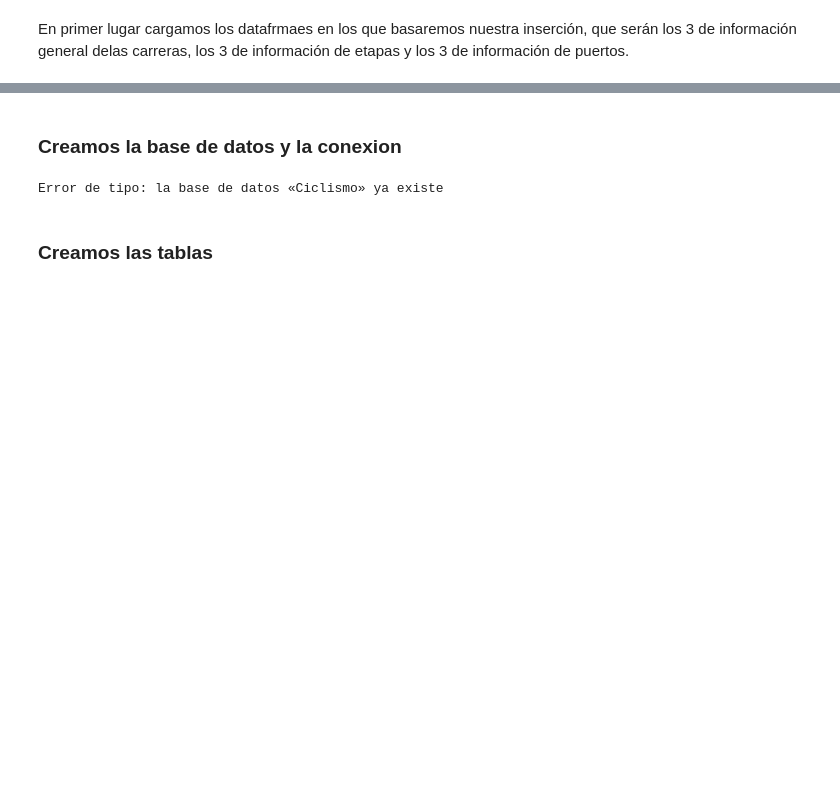
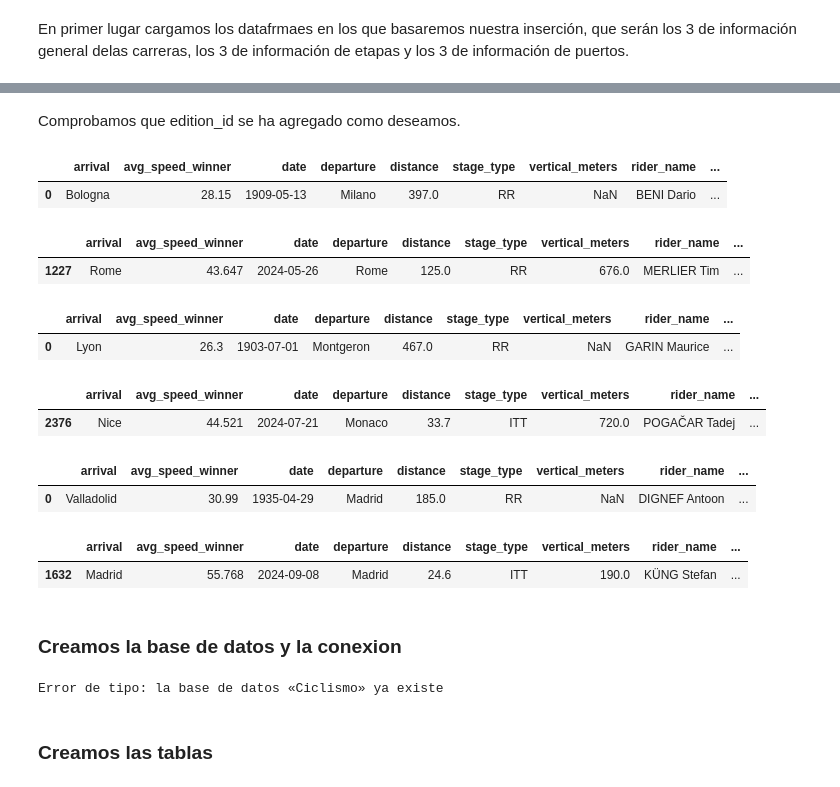
Before and after one commit to Rcm89/Proyecto5-RecorridosCiclsitas, a Jupyter notebook: notebooks/5-carga-base-de-datos.ipynb, the cells around one changed output, grey strips where cells are left out. Drawn from its saved outputs; the diff is of its cells as text; code cells hidden in the pictures; blank space fills up the shorter version.

```diff
--- a/notebooks/5-carga-base-de-datos.ipynb
+++ b/notebooks/5-carga-base-de-datos.ipynb
@@ -65,0 +108,9 @@ df_puertos_vuelta_completo=pd.read_csv('../datos/datos_api_geopy/datos_transform
+# %%
+rangos_exclusion_giro = [(1915, 1918), (1945, 1948)]
+df_etapas_giro = insertar_filas_nulas(df_etapas_giro,rangos_exclusion_giro)
+# %%
+rangos_exclusion_tour = [(1915, 1918), (1940, 1946)]
+df_etapas_giro = insertar_filas_nulas(df_etapas_giro,rangos_exclusion_tour)
+# %%
+rangos_exclusion_vuelta = [(1937, 1940), (1943, 1944),(1949,),(1951,  1954)]
+df_etapas_giro = insertar_filas_nulas(df_etapas_giro,rangos_exclusion_giro)
@@ -66,3 +150,35 @@ df_puertos_vuelta_completo=pd.read_csv('../datos/datos_api_geopy/datos_transform
+# %% [markdown]
+Comprobamos que edition_id se ha agregado como deseamos.
+# %%
+df_etapas_giro.head(1)
+# %% [output]
+|  | arrival | avg_speed_winner | date | departure | distance | stage_type | vertical_meters | rider_name | ... |
+| 0 | Bologna | 28.15 | 1909-05-13 | Milano | 397.0 | RR | NaN | BENI Dario | ... |
+# %%
+df_etapas_giro.tail(1)
+# %% [output]
+|  | arrival | avg_speed_winner | date | departure | distance | stage_type | vertical_meters | rider_name | ... |
+| 1227 | Rome | 43.647 | 2024-05-26 | Rome | 125.0 | RR | 676.0 | MERLIER Tim | ... |
+# %%
+df_etapas_tour.head(1)
+# %% [output]
+|  | arrival | avg_speed_winner | date | departure | distance | stage_type | vertical_meters | rider_name | ... |
+| 0 | Lyon | 26.3 | 1903-07-01 | Montgeron | 467.0 | RR | NaN | GARIN Maurice | ... |
+# %%
+df_etapas_tour.tail(1)
+# %% [output]
+|  | arrival | avg_speed_winner | date | departure | distance | stage_type | vertical_meters | rider_name | ... |
+| 2376 | Nice | 44.521 | 2024-07-21 | Monaco | 33.7 | ITT | 720.0 | POGAČAR Tadej | ... |
+# %%
+df_etapas_vuelta.head(1)
+# %% [output]
+|  | arrival | avg_speed_winner | date | departure | distance | stage_type | vertical_meters | rider_name | ... |
+| 0 | Valladolid | 30.99 | 1935-04-29 | Madrid | 185.0 | RR | NaN | DIGNEF Antoon | ... |
+# %%
+df_etapas_vuelta.tail(1)
+# %% [output]
+|  | arrival | avg_speed_winner | date | departure | distance | stage_type | vertical_meters | rider_name | ... |
+| 1632 | Madrid | 55.768 | 2024-09-08 | Madrid | 24.6 | ITT | 190.0 | KÜNG Stefan | ... |
 # %% [markdown]
 ### Creamos la base de datos y la conexion
 # %%
```
Also changed, not shown: parts of 12 cells of this notebook, 1 other file.
